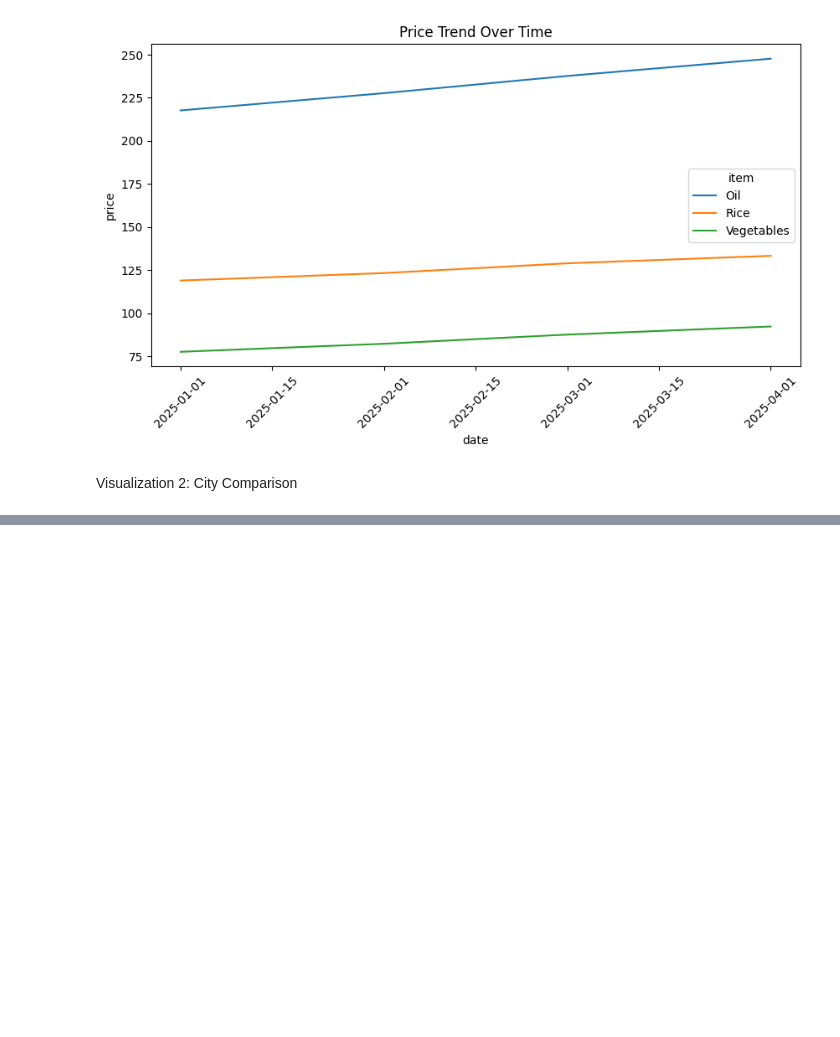
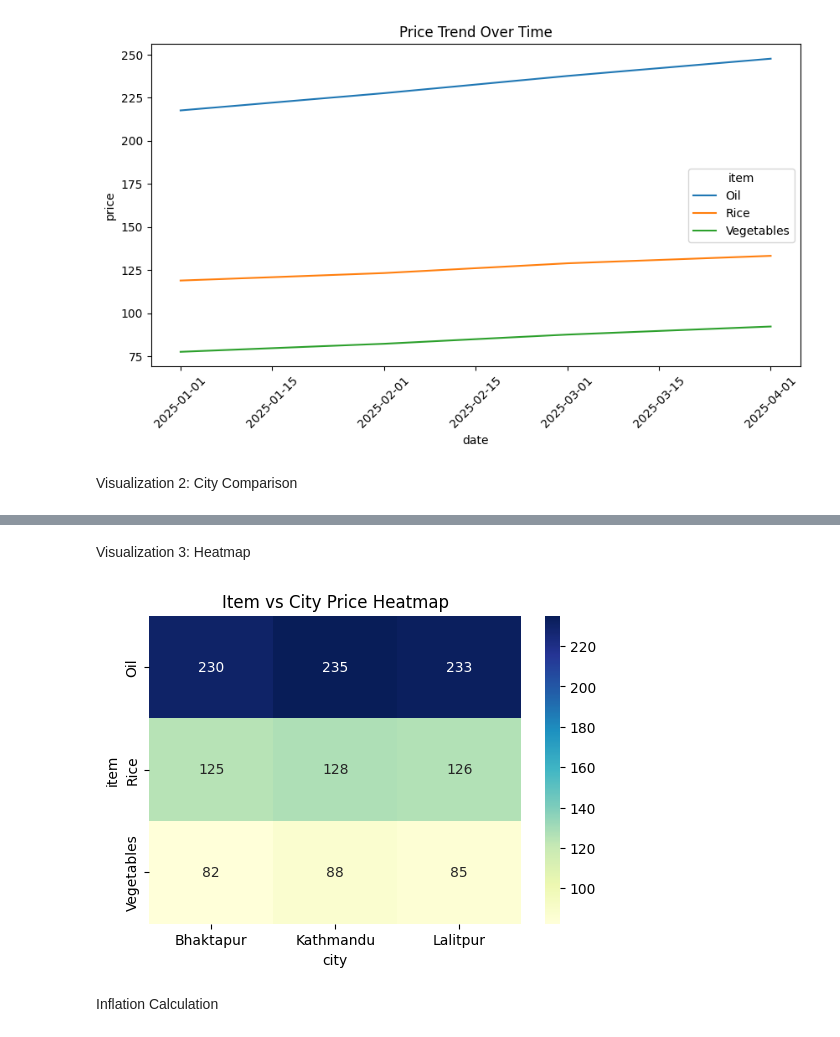
Before and after one commit to Rabin1393/nepal-inflation-analysis, a Jupyter notebook: analysis.ipynb, the cells around one changed output, grey strips where cells are left out. Saved outputs shown, nothing was run; the diff lists cells and outputs as text; code cells hidden in the pictures; blank space fills up the shorter version.

```diff
--- a/analysis.ipynb
+++ b/analysis.ipynb
@@ -71,0 +78,13 @@ sns.barplot
+# %% [markdown]
+Visualization 3: Heatmap
+# %%
+pivot = df.pivot_table(values="price", index="item", columns="city", aggfunc="mean")
+
+plt.figure(figsize=(6,4))
+sns.heatmap(pivot, annot=True, cmap="YlGnBu",fmt=".0f")
+plt.title("Item vs City Price Heatmap")
+plt.show()
+# %% [output]
+[figure, added]
+# %% [markdown]
+Inflation Calculation
```
Also changed, not shown: parts of 5 cells of this notebook, 1 other file.
